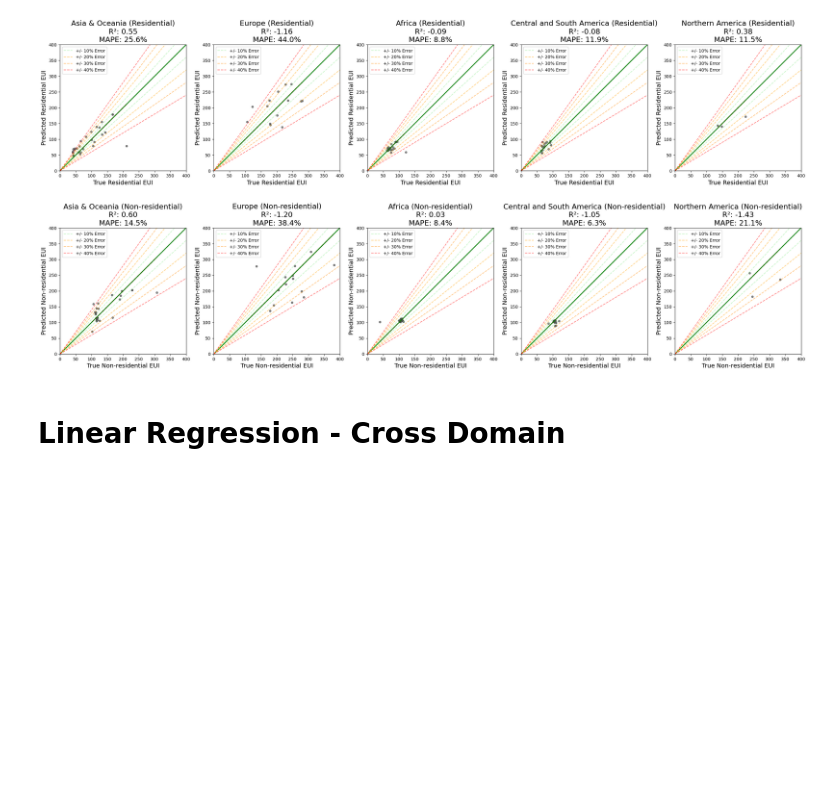
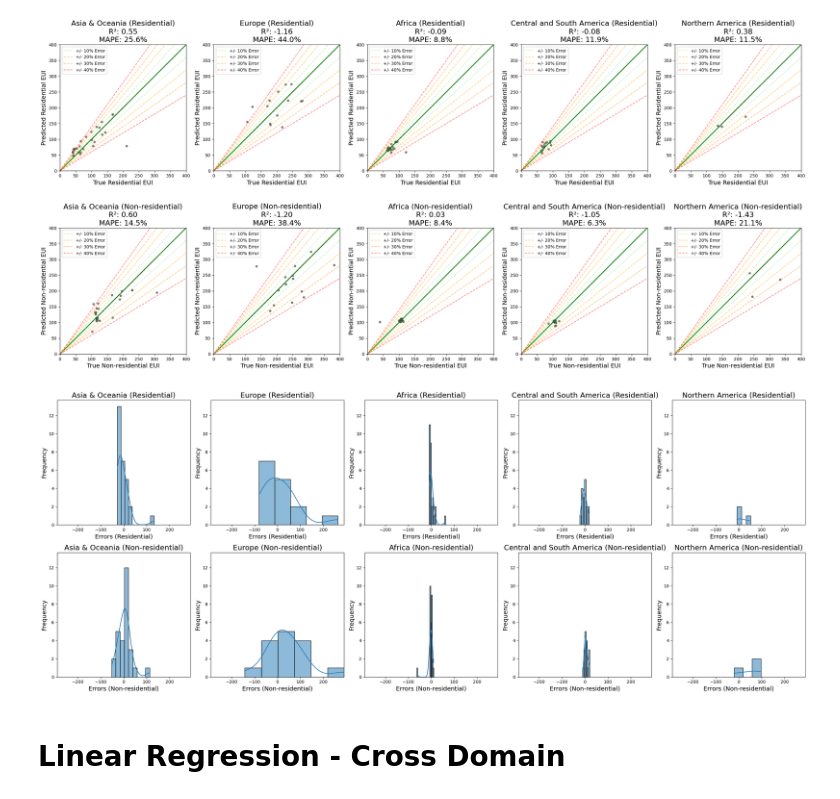
Before and after one commit to AliciaXia222/Capstone-Team-Climate-Trace, a Jupyter notebook: notebooks/050_Experiments_LinearRegression.ipynb, the cells around one changed output. Saved outputs shown, nothing was run; the diff lists cells and outputs as text; code cells hidden in the pictures; blank space fills up the shorter version.

```diff
--- a/notebooks/050_Experiments_LinearRegression.ipynb
+++ b/notebooks/050_Experiments_LinearRegression.ipynb
@@ -69,17 +74,23 @@ regions = ['Asia & Oceania', 'Europe', 'Africa', 'Central and South America', 'N
 # %%
 # Within-domain
 model_lr_within = LinearRegression()
-results_within = train_and_evaluate_models(
+results_lr_within = train_and_evaluate_models(
     merged_df=merged_df,
     regions=regions,
     features=features,
     model=model_lr_within,
     strategy='within_domain'
 )
-create_eui_comparison_plots(results_within,
+
+create_eui_comparison_plots(results_lr_within,
     save_path='../figures/eui_predictions_lr_within_domain.png')
 # %% [output]
 [figure]
+# %%
+create_error_distribution_plots(results_lr_within,
+    save_path='../figures/lr_error_distribution_plots_within_domain.png')
+# %% [output]
+[figure, added]
 # %% [markdown]
 # Linear Regression - Cross Domain
 # %%
```
Also changed, not shown: parts of 13 cells of this notebook, 17 other files.
